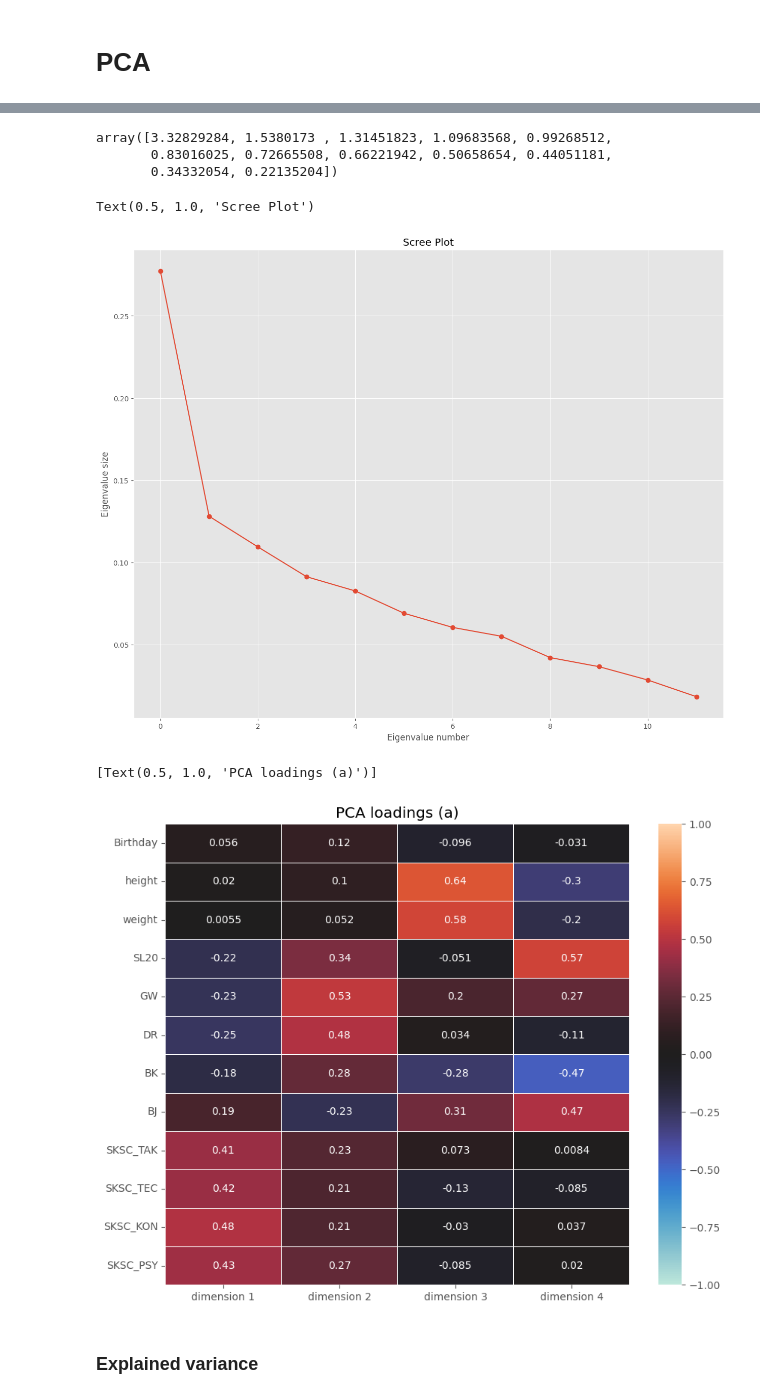
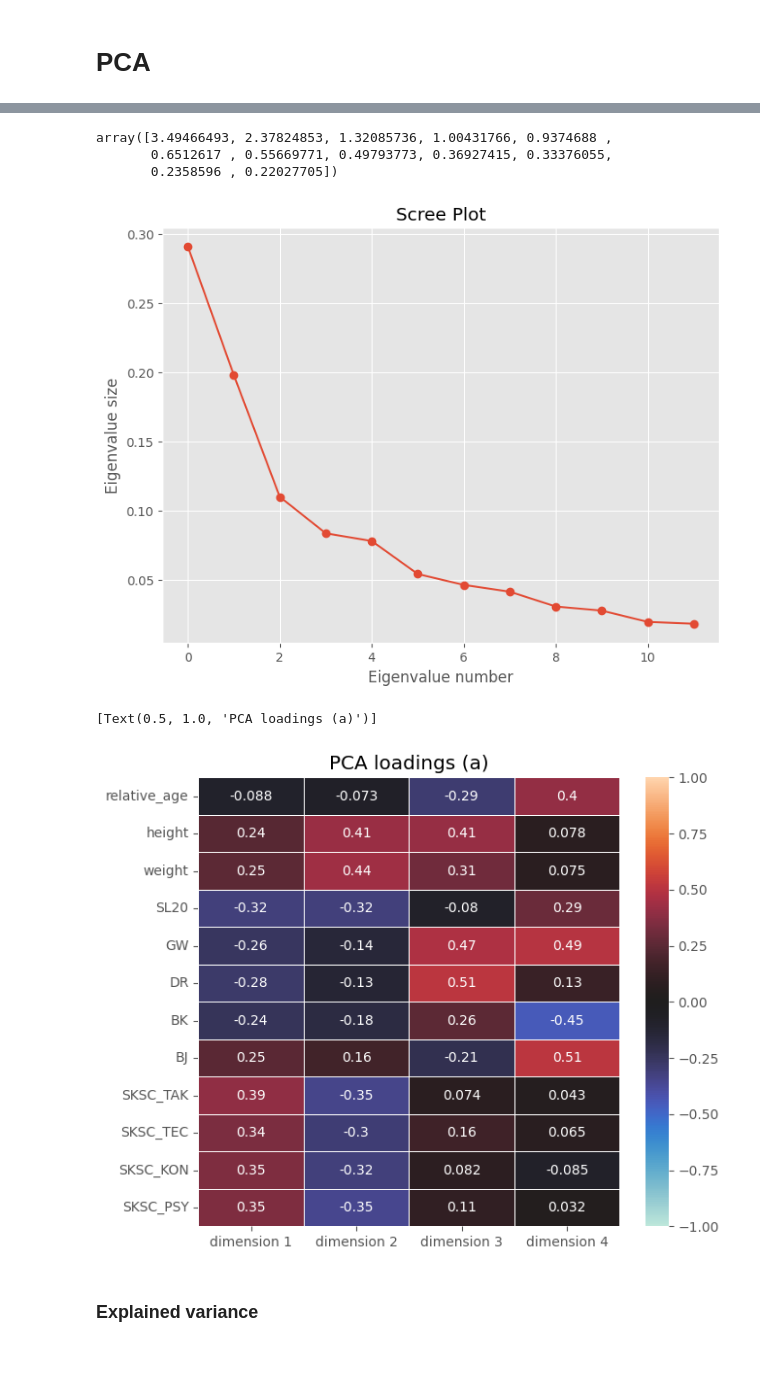
Before and after one commit to eduardo-baratela/Youth-Elite-Soccer, a Jupyter notebook: dev/PCA.ipynb, the cells around one changed output, grey strips where cells are left out. Saved outputs shown, nothing was run; the diff lists cells and outputs as text; code cells hidden in the pictures; blank space fills up the shorter version.

```diff
--- a/dev/PCA.ipynb
+++ b/dev/PCA.ipynb
@@ -37,10 +37,10 @@ test_size = 0.2     # train-test split
 # dat, X_0, y_0, _, _, _, _ = load_data(group=group, test_size=test_size, sub=True) # subjectives = True
 # dat, _, _, X, X_test, y, y_test = load_data(group=group, test_size=test_size, sub=False)
 
-dat = pd.read_csv('../data/refined_U12_data.csv')
+dat = pd.read_csv('../data/merged_male.csv')
 
 y_0 = dat['LZ']
-dat = dat.drop(['AK', 'LZ'], axis=1).reset_index(drop=True)
+dat = dat.drop(['TalentID', 'AK', 'LZ'], axis=1).reset_index(drop=True)
 X_0 = dat.iloc[:,:]
 
 
@@ -48,7 +48,7 @@ X, X_test, y, y_test = train_test_split(X_0, y_0, test_size=test_size, random_st
 
 
 X_0_names = list(X.columns)
-X_names = ['Birthday', 'height', 'weight', 'SL20', 'GW','DR','BK','BJ','SKSC_TAK','SKSC_TEC','SKSC_KON','SKSC_PSY']
+X_names = ['relative_age', 'height', 'weight', 'SL20', 'GW','DR','BK','BJ','SKSC_TAK','SKSC_TEC','SKSC_KON','SKSC_PSY']
 # ___ SCALING
 df = X
 scaler = StandardScaler().fit(X)
@@ -86,30 +86,31 @@ data
 #pca_scree.explained_variance_ratio_
 pca_scree.explained_variance_
 # %% [output]
-array([3.32829284, 1.5380173 , 1.31451823, 1.09683568, 0.99268512,
-       0.83016025, 0.72665508, 0.66221942, 0.50658654, 0.44051181,
-       0.34332054, 0.22135204])
+array([3.49466493, 2.37824853, 1.32085736, 1.00431766, 0.9374688 ,
+       0.6512617 , 0.55669771, 0.49793773, 0.36927415, 0.33376055,
+       0.2358596 , 0.22027705])
 # %%
 import matplotlib.pyplot as plt
+plt.figure(figsize=(8, 6))
 plt.style.use("ggplot")
 plt.plot(pca_scree.explained_variance_ratio_, marker='o')
 plt.xlabel("Eigenvalue number")
 plt.ylabel("Eigenvalue size")
 plt.title("Scree Plot")
+plt.show()
 # %% [output]
-Text(0.5, 1.0, 'Scree Plot')
-[figure, old version]
+[figure, new version]
 # %%
 pca = PCA(n_components = 4, svd_solver='full',)
 pca.fit(data)
 reduced = pca.transform(data)
 loadings = pd.DataFrame(pca.components_.T)
 # %%
-plt.subplots(figsize=(10,8))
+plt.subplots(figsize=(7,6))
 sns.heatmap(data=loadings, annot=True, linewidths=0.5, vmin=-1, vmax=1, center=0,xticklabels=["dimension 1", "dimension 2","dimension 3","dimension 4"], yticklabels=X_names).set(title='PCA loadings (a)')
 # %% [output]
 [Text(0.5, 1.0, 'PCA loadings (a)')]
-[figure, old version]
+[figure, new version]
 # %% [markdown]
 ### Explained variance
 # %%
```
Also changed, not shown: parts of 2 cells of this notebook, 8 other files.
